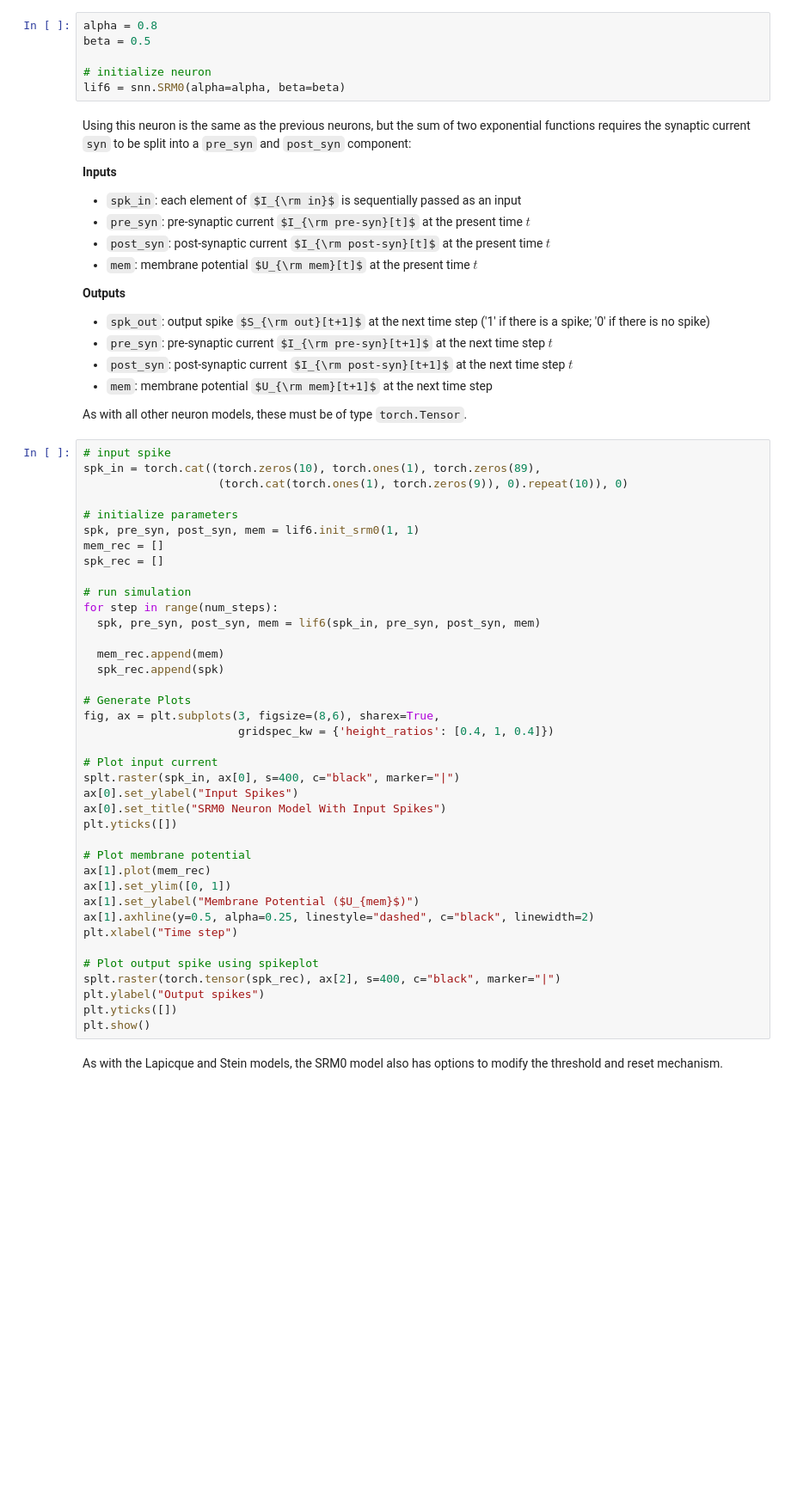
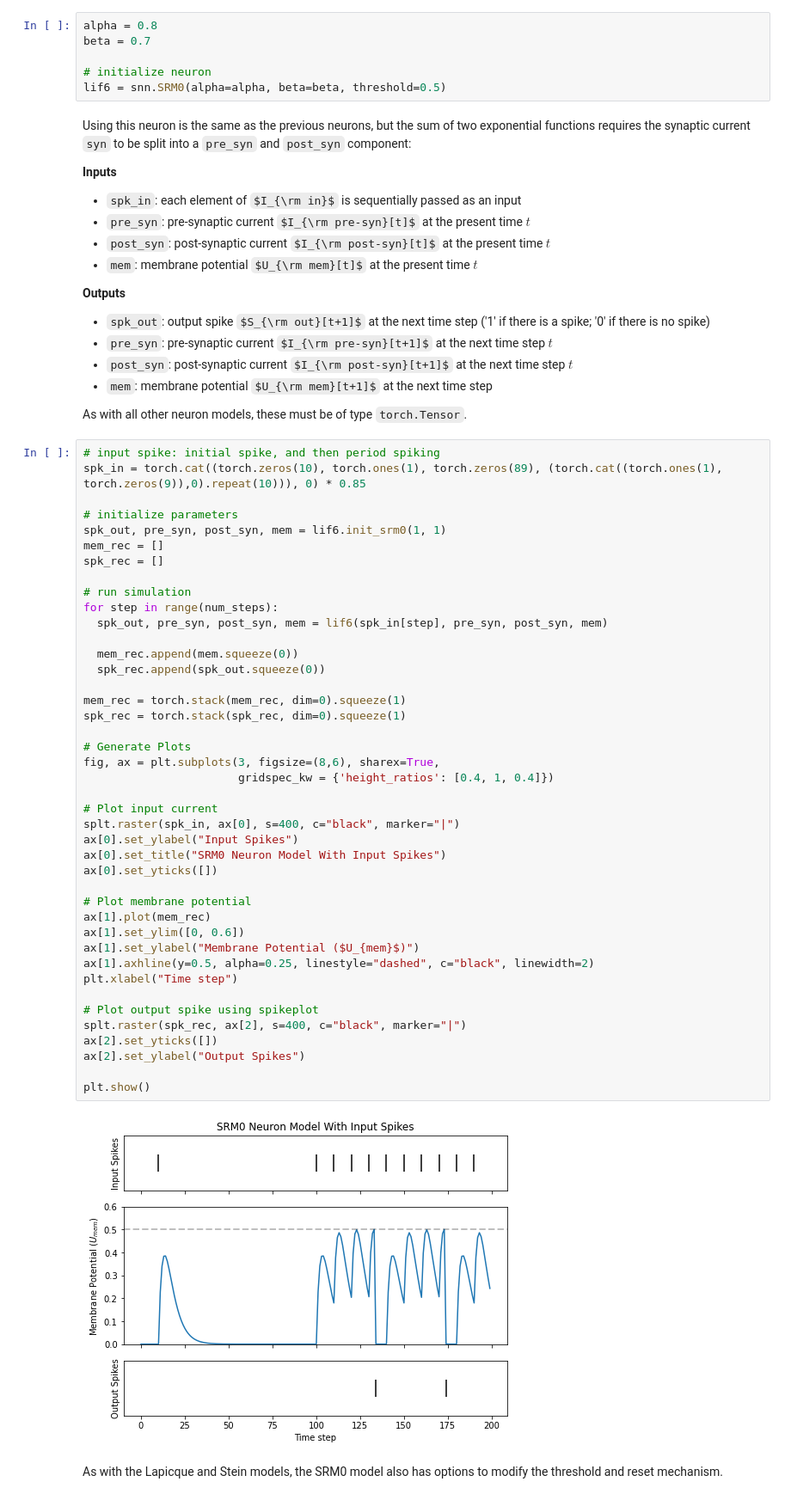
Before and after one commit to jeshraghian/snntorch, a Jupyter notebook: examples/tutorial_2_neuronal_dynamics.ipynb, the cells around one changed output. Shown at 86% size. Drawn from its saved outputs; the diff is of its cells as text; some formulas as TeX source; blank space fills up the shorter version.

```diff
--- a/examples/tutorial_2_neuronal_dynamics.ipynb
+++ b/examples/tutorial_2_neuronal_dynamics.ipynb
@@ -1151,9 +1161,9 @@ As the membrane potential is now determined by the sum of two exponentials, each
 # %%
 alpha = 0.8
-beta = 0.5
+beta = 0.7
 
 # initialize neuron
-lif6 = snn.SRM0(alpha=alpha, beta=beta)
+lif6 = snn.SRM0(alpha=alpha, beta=beta, threshold=0.5)
 # %% [markdown]
 Using this neuron is the same as the previous neurons, but the sum of two exponential functions requires the synaptic current `syn` to be split into a `pre_syn` and `post_syn` component:
 
@@ -1171,43 +1181,48 @@ Using this neuron is the same as the previous neurons, but the sum of two expone
 
 As with all other neuron models, these must be of type `torch.Tensor`.
 # %%
-# input spike
-spk_in = torch.cat((torch.zeros(10), torch.ones(1), torch.zeros(89),
-                    (torch.cat(torch.ones(1), torch.zeros(9)), 0).repeat(10)), 0)
+# input spike: initial spike, and then period spiking
+spk_in = torch.cat((torch.zeros(10), torch.ones(1), torch.zeros(89), (torch.cat((torch.ones(1), torch.zeros(9)),0).repeat(10))), 0) * 0.85
 
 # initialize parameters
-spk, pre_syn, post_syn, mem = lif6.init_srm0(1, 1)
+spk_out, pre_syn, post_syn, mem = lif6.init_srm0(1, 1)
 mem_rec = []
 spk_rec = []
 
 # run simulation
 for step in range(num_steps):
-  spk, pre_syn, post_syn, mem = lif6(spk_in, pre_syn, post_syn, mem)
+  spk_out, pre_syn, post_syn, mem = lif6(spk_in[step], pre_syn, post_syn, mem)
 
-  mem_rec.append(mem)
-  spk_rec.append(spk)
+  mem_rec.append(mem.squeeze(0))
+  spk_rec.append(spk_out.squeeze(0))
+
+mem_rec = torch.stack(mem_rec, dim=0).squeeze(1)
+spk_rec = torch.stack(spk_rec, dim=0).squeeze(1)
 
 # Generate Plots
 fig, ax = plt.subplots(3, figsize=(8,6), sharex=True,
                        gridspec_kw = {'height_ratios': [0.4, 1, 0.4]})
 
 # Plot input current
 splt.raster(spk_in, ax[0], s=400, c="black", marker="|")
 ax[0].set_ylabel("Input Spikes")
 ax[0].set_title("SRM0 Neuron Model With Input Spikes")
-plt.yticks([])
+ax[0].set_yticks([])
 
 # Plot membrane potential
 ax[1].plot(mem_rec)
-ax[1].set_ylim([0, 1])
+ax[1].set_ylim([0, 0.6])
 ax[1].set_ylabel("Membrane Potential ($U_{mem}$)")
 ax[1].axhline(y=0.5, alpha=0.25, linestyle="dashed", c="black", linewidth=2)
 plt.xlabel("Time step")
 
 # Plot output spike using spikeplot
-splt.raster(torch.tensor(spk_rec), ax[2], s=400, c="black", marker="|")
-plt.ylabel("Output spikes")
-plt.yticks([])
+splt.raster(spk_rec, ax[2], s=400, c="black", marker="|")
+ax[2].set_yticks([])
+ax[2].set_ylabel("Output Spikes")
+
 plt.show()
+# %% [output]
+[figure, added]
 # %% [markdown]
 As with the Lapicque and Stein models, the SRM0 model also has options to modify the threshold and reset mechanism.
```
Also changed, not shown: parts of 13 cells of this notebook.
